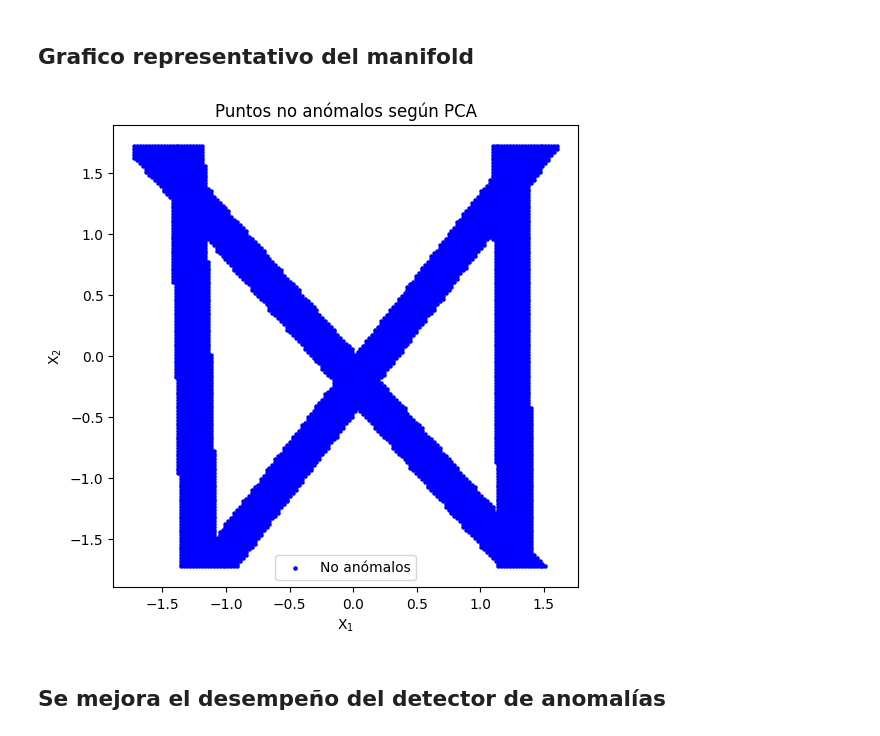
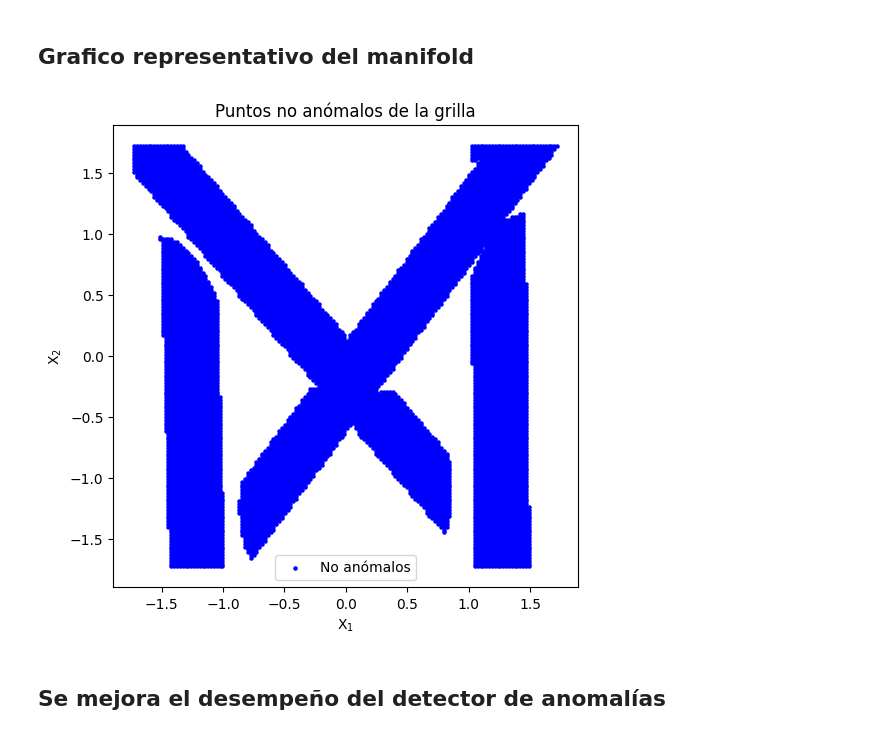
Before and after one commit to Jsar9/Signal-Processing-Workshop, a Jupyter notebook: TPs/TP7/TP7_SARMIENTO_104241.ipynb, the cells around one changed output. Saved outputs shown, nothing was run; the diff lists cells and outputs as text; code cells hidden in the pictures.

```diff
--- a/TPs/TP7/TP7_SARMIENTO_104241.ipynb
+++ b/TPs/TP7/TP7_SARMIENTO_104241.ipynb
@@ -539,55 +543,56 @@ plt.show()
 # %% [markdown]
 ## Grafico representativo del manifold
 # %%
-# Se crea la grilla
+#Se crea la grilla [0,1] x [0,1]
 n =150
 x1 = np.linspace(0, 1, n)
 x2 = np.linspace(0, 1, n)
 
-#Normalización de los datos
+#Se normalizan los datos
 x1 = (x1-np.mean(x1)) / np.std(x1)
 x2 = (x2-np.mean(x2)) / np.std(x2)
 
-X1, X2 = np.meshgrid(x1, x2) #Se construye la grilla 2D
-grid_points = np.c_[X1.ravel(), X2.ravel()] #Se aplanan los datos y se concatenan las columnas
+#Se construye la grilla 2D
+X1, X2 = np.meshgrid(x1, x2)
 
+#Se aplanan los datos y se concatenan las columnas
+grid_points = np.c_[X1.ravel(), X2.ravel()]
 
-errors=[]
-for k, pca_k in enumerate(pcas):
-    # Le asigno un cluster a cada punto de la grilla
-    cluster = em_model.predict()[0]
-    Z = pca_k.transform(grid_points)    #Transformacion
-    X_r = pca_k.inverse_transform(Z)    #Inversion
+errors = []
 
-    #Se calcula el error  medio de la grilla reconstruida con respecto a la grilla original
-    errors.append(np.mean((grid_points - X_r)**2, axis=1))
+for point in grid_points:
 
+    #Se asigna un cluster al punto de la grilla
+    cluster = em_model.predict(point.reshape(1, -1))[0]
+
+    #Se selecciona el pca correspondiente a dicho cluster
+    pca = pcas[cluster]
+
+    #Se proyecta sobre k=1
+    U = pca.transform(point.reshape(1, -1))
+
+    #Se reconstruye el punto
+    X_r = pca.inverse_transform(U)
+
+    #Se carga el error cuadrático de la reconstruccion
+    errors.append(np.sum((point - X_r) ** 2))
 
 errors = np.array(errors)
 
-#Se toma el error mínimo de los PCA para cada punto de la grilla
-errors = np.min(errors, axis=0)
-
-threshold = 0.01
-#Se toman los valores no anomalos
-not_anomalies = grid_points[errors < threshold]
-
-# print(len(pcas))
-# print(errors.shape)
-# print(not_anomalies.shape)
-# print(grid_points.shape)
+threshold = 0.05
+not_anomalies = grid_points[errors <= threshold]
 
 
 plt.figure(figsize=(6,6))
 plt.scatter(not_anomalies[:,0], not_anomalies[:,1],
             s=5, c='blue', label='No anómalos')
 plt.xlabel(r'$\text{X}_1$')
 plt.ylabel(r'$\text{X}_2$')
-plt.title('Puntos no anómalos según PCA')
+plt.title('Puntos no anómalos de la grilla')
 plt.legend()
 plt.show()
 # %% [output]
-[figure, old version]
+[figure, new version]
 # %% [markdown]
 ## Se mejora el desempeño del detector de anomalías
 # %%
```
Also changed, not shown: parts of 2 cells of this notebook.
